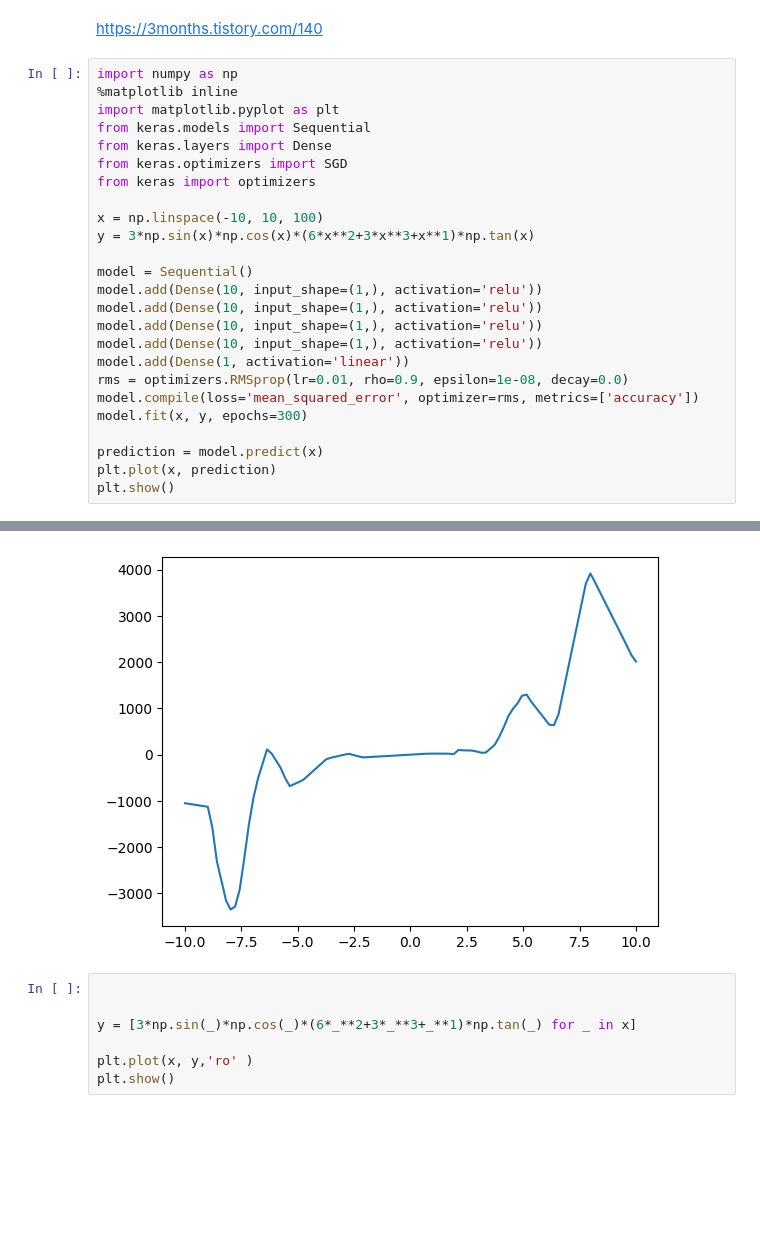
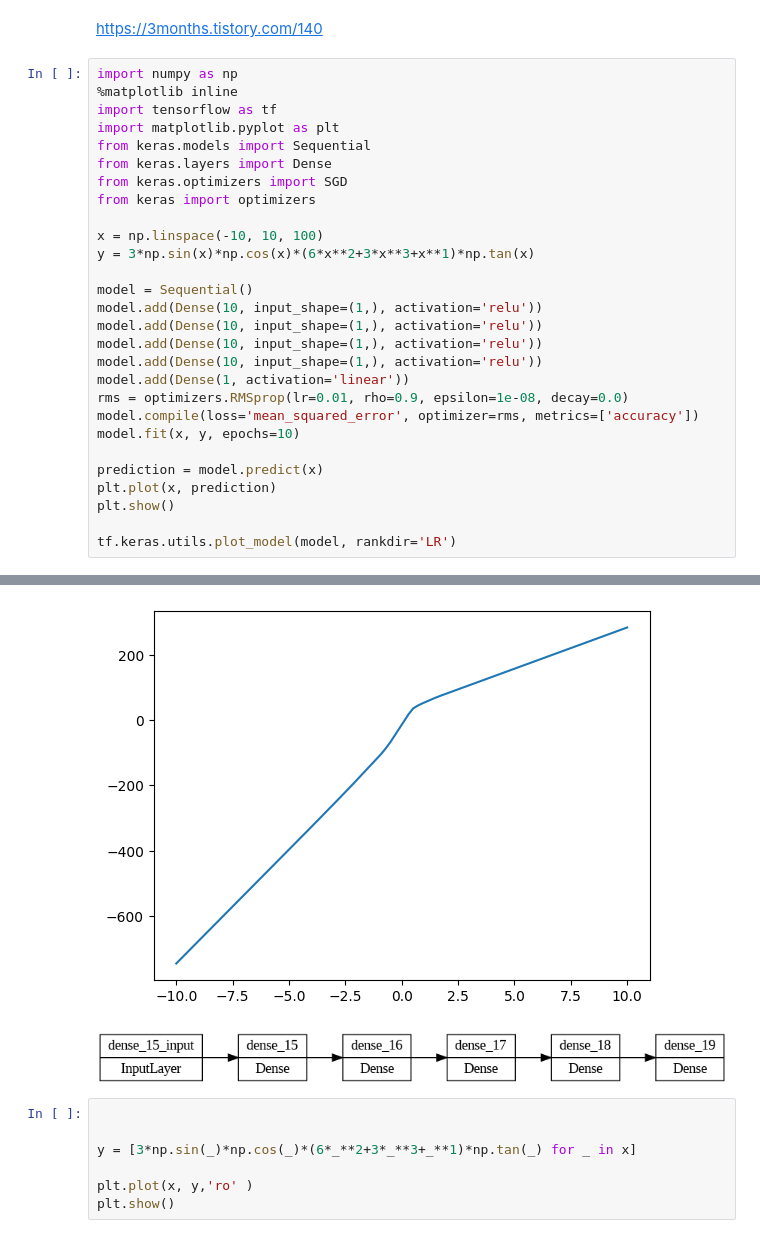
Before and after one commit to sukjin1/ed, a Jupyter notebook: Universial_approximation.ipynb, the cells around one changed output, grey strips where cells are left out. Drawn from its saved outputs; the diff is of its cells as text; blank space fills up the shorter version.

```diff
--- a/Universial_approximation.ipynb
+++ b/Universial_approximation.ipynb
@@ -5,6 +5,7 @@ https://3months.tistory.com/140
 # %%
 import numpy as np
 %matplotlib inline
+import tensorflow as tf
 import matplotlib.pyplot as plt
 from keras.models import Sequential
 from keras.layers import Dense
@@ -22,9 +23,11 @@ model.add(Dense(10, input_shape=(1,), activation='relu'))
 model.add(Dense(1, activation='linear'))
 rms = optimizers.RMSprop(lr=0.01, rho=0.9, epsilon=1e-08, decay=0.0)
 model.compile(loss='mean_squared_error', optimizer=rms, metrics=['accuracy'])
-model.fit(x, y, epochs=300)
+model.fit(x, y, epochs=10)
 
 prediction = model.predict(x)
 plt.plot(x, prediction)
 plt.show()
+
+tf.keras.utils.plot_model(model, rankdir='LR')
 # %% [output]
@@ -48,4 +51,5 @@ Epoch 3000/3000
-[figure, old version]
+[figure, new version]
+[figure, added]
 # %%
 
 
```
Also changed, not shown: parts of 1 cell of this notebook.
